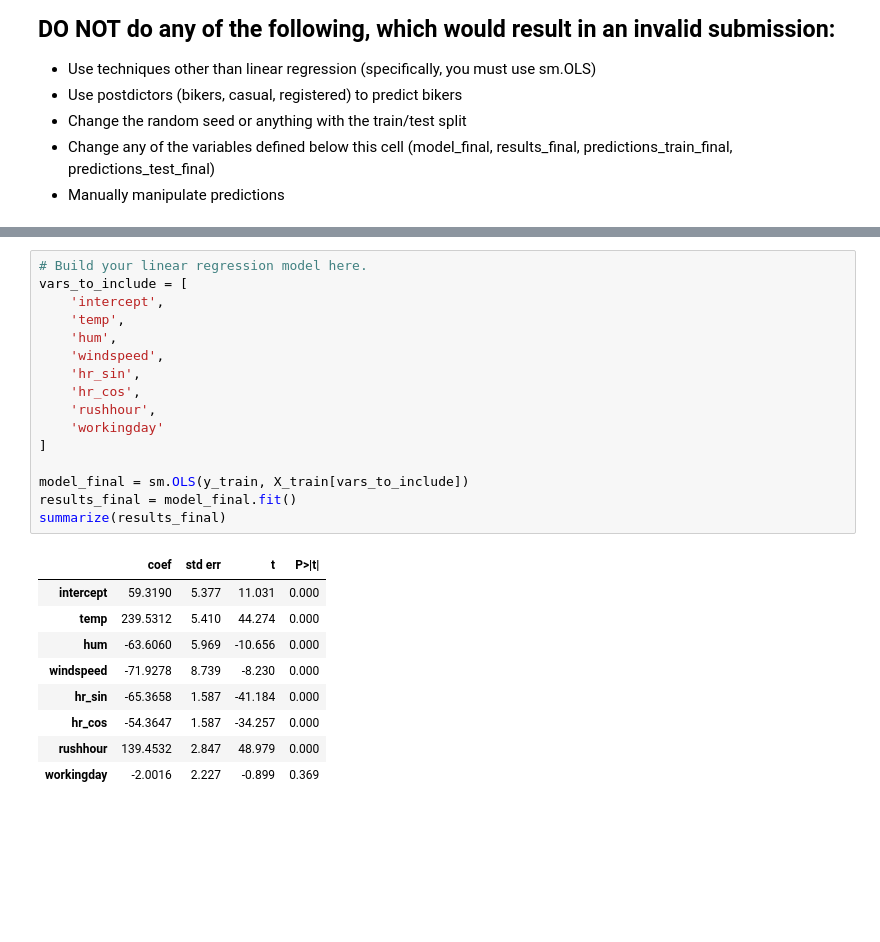
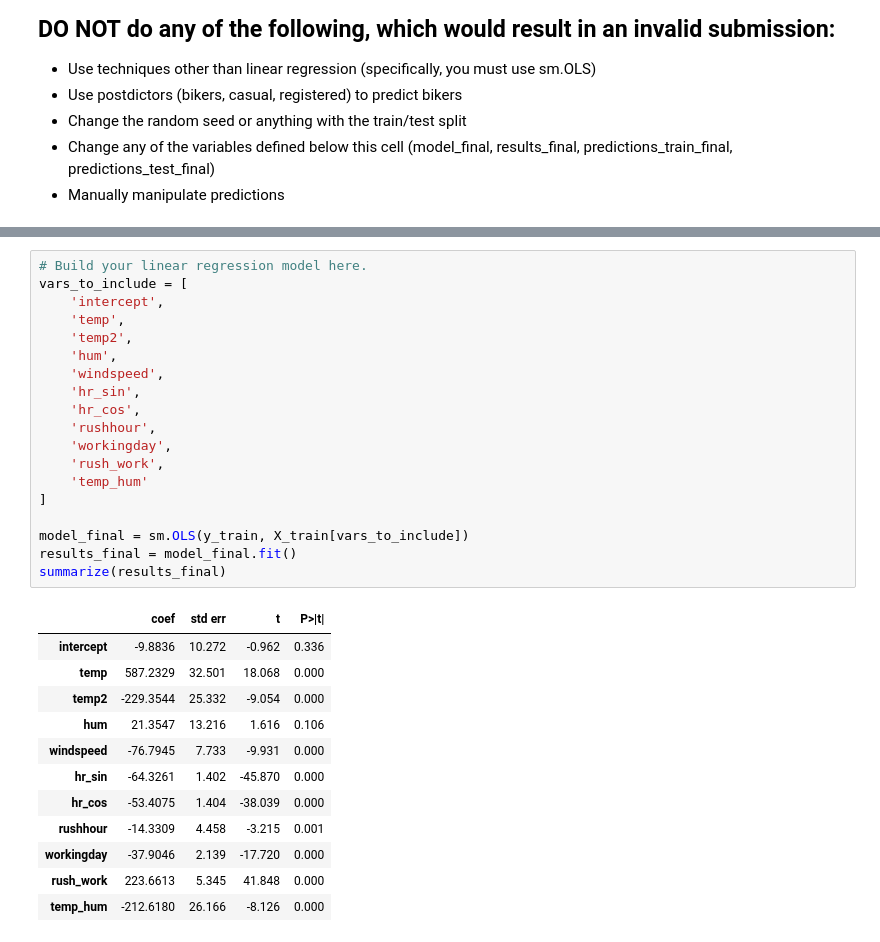
Before and after one commit to brl22020/code_2600, a Jupyter notebook: mod05_nonlinear.ipynb, the cells around one changed output, grey strips where cells are left out. Cells and saved outputs as stored; diff of their text form; blank space fills up the shorter version.

```diff
--- a/mod05_nonlinear.ipynb
+++ b/mod05_nonlinear.ipynb
@@ -317,29 +325,35 @@ def mse(y_true, y_pred):
 # %%
 # Build your linear regression model here.
 vars_to_include = [
     'intercept',
     'temp',
+    'temp2',
     'hum',
     'windspeed',
     'hr_sin',
     'hr_cos',
     'rushhour',
-    'workingday'
+    'workingday',
+    'rush_work',
+    'temp_hum'
 ]
 
 model_final = sm.OLS(y_train, X_train[vars_to_include])
 results_final = model_final.fit()
 summarize(results_final)
 # %% [output]
 |  | coef | std err | t | P>|t| |
-| intercept | 59.3190 | 5.377 | 11.031 | 0.000 |
-| temp | 239.5312 | 5.410 | 44.274 | 0.000 |
-| hum | -63.6060 | 5.969 | -10.656 | 0.000 |
-| windspeed | -71.9278 | 8.739 | -8.230 | 0.000 |
-| hr_sin | -65.3658 | 1.587 | -41.184 | 0.000 |
-| hr_cos | -54.3647 | 1.587 | -34.257 | 0.000 |
-| rushhour | 139.4532 | 2.847 | 48.979 | 0.000 |
-| workingday | -2.0016 | 2.227 | -0.899 | 0.369 |
+| intercept | -9.8836 | 10.272 | -0.962 | 0.336 |
+| temp | 587.2329 | 32.501 | 18.068 | 0.000 |
+| temp2 | -229.3544 | 25.332 | -9.054 | 0.000 |
+| hum | 21.3547 | 13.216 | 1.616 | 0.106 |
+| windspeed | -76.7945 | 7.733 | -9.931 | 0.000 |
+| hr_sin | -64.3261 | 1.402 | -45.870 | 0.000 |
+| hr_cos | -53.4075 | 1.404 | -38.039 | 0.000 |
+| rushhour | -14.3309 | 4.458 | -3.215 | 0.001 |
+| workingday | -37.9046 | 2.139 | -17.720 | 0.000 |
+| rush_work | 223.6613 | 5.345 | 41.848 | 0.000 |
+| temp_hum | -212.6180 | 26.166 | -8.126 | 0.000 |
 # %%
 predictions_train_final = predict(X_train[vars_to_include], results_final)
 print('MSE train: ', mse(y_train, predictions_train_final))
```
Also changed, not shown: parts of 3 cells of this notebook.
